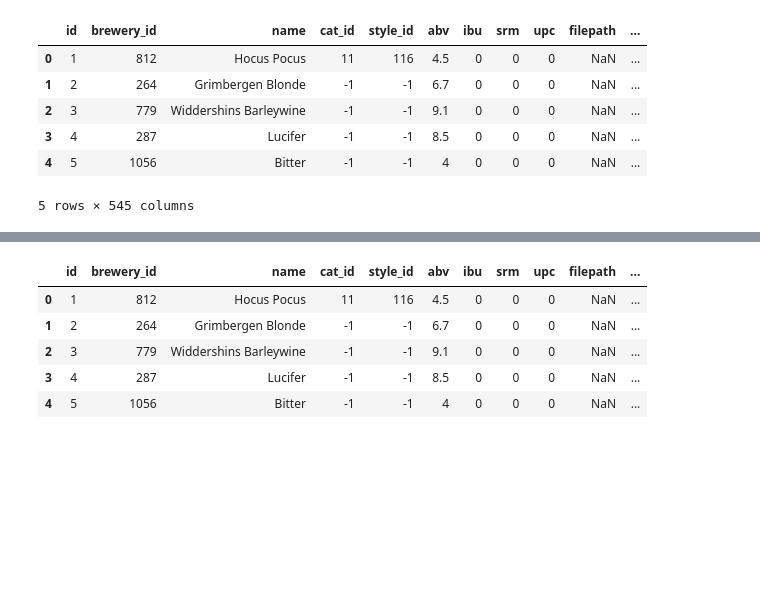
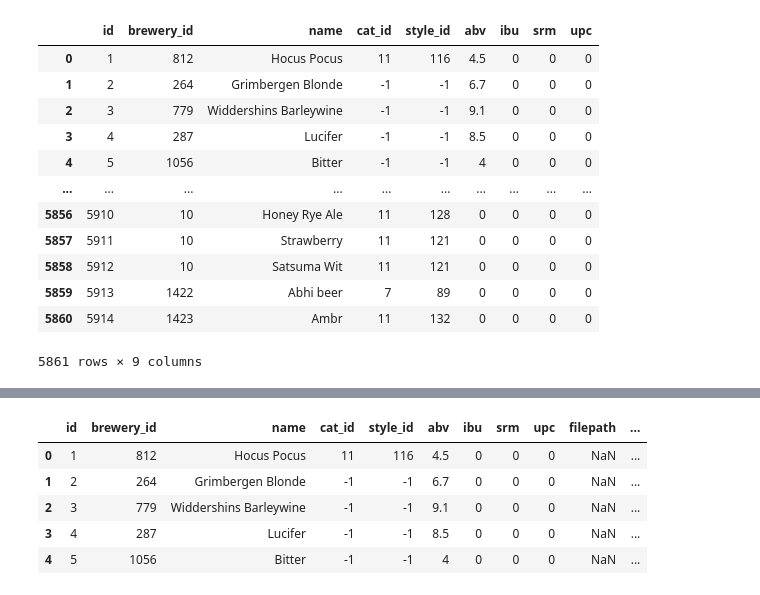
Before and after one commit to lisaweinzierl/Streamingprocessing_Python_Kafka, a Jupyter notebook: Excersise_OpenBeer.ipynb, the cells around one changed output, grey strips where cells are left out. Saved outputs shown, nothing was run; the diff lists cells and outputs as text; code cells hidden in the pictures; blank space fills up the shorter version.

```diff
--- a/Excersise_OpenBeer.ipynb
+++ b/Excersise_OpenBeer.ipynb
@@ -14,13 +14,19 @@ import glob
 # #data = pd.read_csv(file)
 # %%
 #data = pd.read_csv("..\openbeerdb_csv\beers.csv")
-data = pd.read_csv("beers.csv")
-data.head()
+data = pd.read_csv("beers.csv", header=0, usecols=[0, 1, 2, 3, 4, 5, 6, 7, 8])
+data
 # %% [output]
-|  | id | brewery_id | name | cat_id | style_id | abv | ibu | srm | upc | filepath | ... |
-| 0 | 1 | 812 | Hocus Pocus | 11 | 116 | 4.5 | 0 | 0 | 0 | NaN | ... |
-| 1 | 2 | 264 | Grimbergen Blonde | -1 | -1 | 6.7 | 0 | 0 | 0 | NaN | ... |
-| 2 | 3 | 779 | Widdershins Barleywine | -1 | -1 | 9.1 | 0 | 0 | 0 | NaN | ... |
-| 3 | 4 | 287 | Lucifer | -1 | -1 | 8.5 | 0 | 0 | 0 | NaN | ... |
-| 4 | 5 | 1056 | Bitter | -1 | -1 | 4 | 0 | 0 | 0 | NaN | ... |
+|  | id | brewery_id | name | cat_id | style_id | abv | ibu | srm | upc |
+| 0 | 1 | 812 | Hocus Pocus | 11 | 116 | 4.5 | 0 | 0 | 0 |
+| 1 | 2 | 264 | Grimbergen Blonde | -1 | -1 | 6.7 | 0 | 0 | 0 |
+| 2 | 3 | 779 | Widdershins Barleywine | -1 | -1 | 9.1 | 0 | 0 | 0 |
+| 3 | 4 | 287 | Lucifer | -1 | -1 | 8.5 | 0 | 0 | 0 |
+| 4 | 5 | 1056 | Bitter | -1 | -1 | 4 | 0 | 0 | 0 |
+| ... | ... | ... | ... | ... | ... | ... | ... | ... | ... |
+| 5856 | 5910 | 10 | Honey Rye Ale | 11 | 128 | 0 | 0 | 0 | 0 |
+| 5857 | 5911 | 10 | Strawberry | 11 | 121 | 0 | 0 | 0 | 0 |
+| 5858 | 5912 | 10 | Satsuma Wit | 11 | 121 | 0 | 0 | 0 | 0 |
+| 5859 | 5913 | 1422 | Abhi beer | 7 | 89 | 0 | 0 | 0 | 0 |
+| 5860 | 5914 | 1423 | Ambr | 11 | 132 | 0 | 0 | 0 | 0 |
-5 rows × 545 columns
+5861 rows × 9 columns
```
Also changed, not shown: parts of 7 cells of this notebook.
